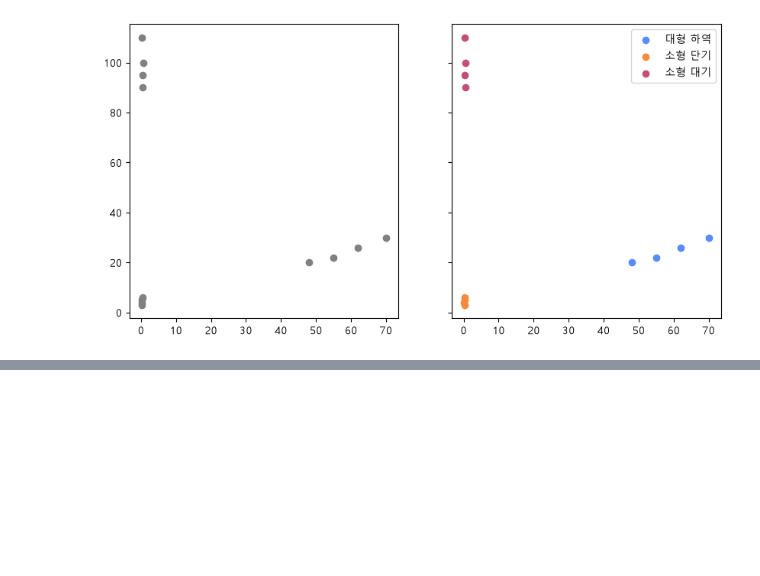
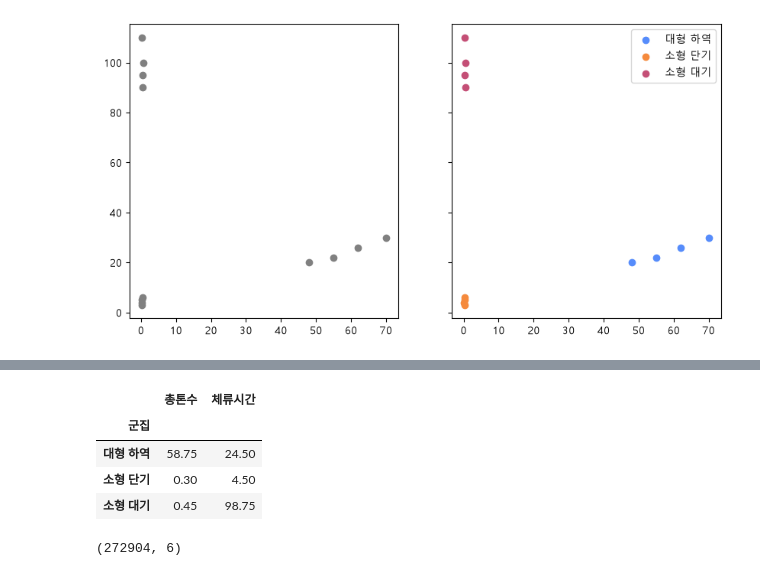
Before and after one commit to eddie1031/2026_SKP_011, a Jupyter notebook: clustering.ipynb, the cells around one changed output, grey strips where cells are left out. Saved outputs shown, nothing was run; the diff lists cells and outputs as text; code cells hidden in the pictures; blank space fills up the shorter version.

```diff
--- a/clustering.ipynb
+++ b/clustering.ipynb
@@ -92,0 +145,17 @@ fig.show()
+# %%
+toy.groupby('군집')[['총톤수', '체류시간']].mean()
+# %% [output]
+|  | 총톤수 | 체류시간 |
+| 군집 |  |  |
+| 대형 하역 | 58.75 | 24.50 |
+| 소형 단기 | 0.30 | 4.50 |
+| 소형 대기 | 0.45 | 98.75 |
+# %%
+TAGET_DATA = '입출항_집계정보'
+
+d004 = load_dataset(TAGET_DATA)
+d004 = d004[['선박종류명', '총톤수', '입항일시', '출항일시', '적재톤수', '양하톤수']]
+
+d004.shape
+# %% [output]
+(272904, 6)
```
Also changed, not shown: parts of 11 cells of this notebook.
